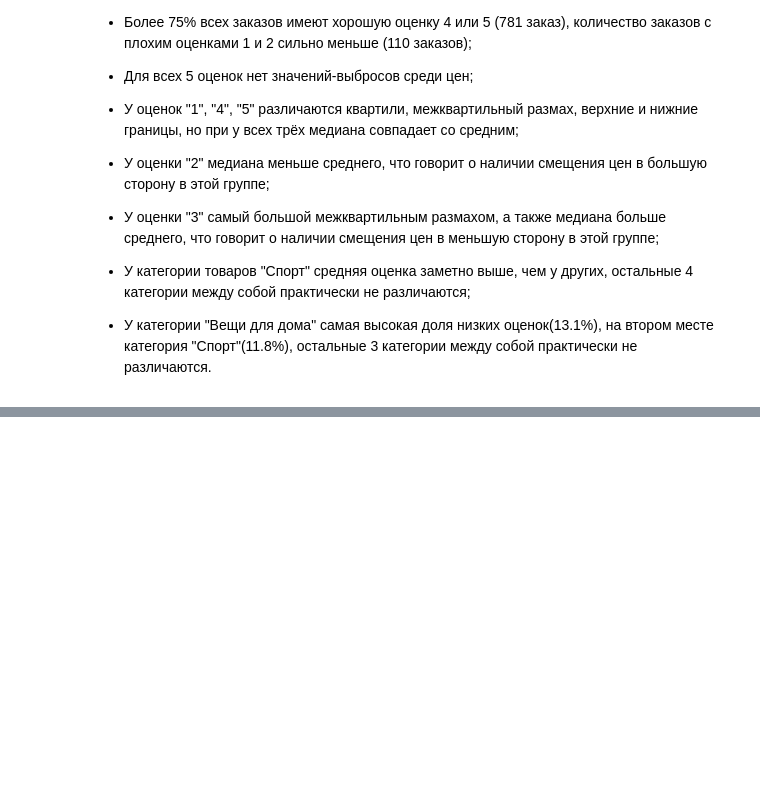
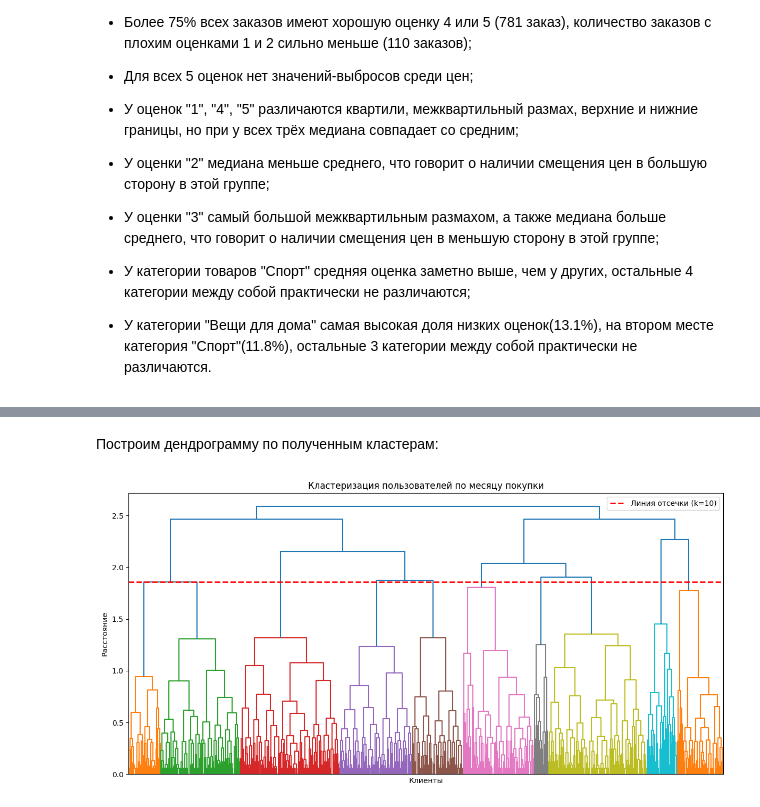
Before and after one commit to A1phar1u5/2026_StatPrak, a Jupyter notebook: Project.ipynb, the cells around one changed output, grey strips where cells are left out. Saved outputs shown, nothing was run; the diff lists cells and outputs as text; code cells hidden in the pictures; blank space fills up the shorter version.

```diff
--- a/Project.ipynb
+++ b/Project.ipynb
@@ -732,0 +1005,7 @@ fig.show()
+# %%
+#Создаем отдельный датасет под задачу регрессии
+df_clusters = df_original.copy()
+# %%
+#Создаем дополнительные столбцы с месяцем и ценой заказа
+df_clusters['month'] = df_clusters['order_date'].dt.month
+df_clusters['total_price'] = df_clusters['quantity'] * df_clusters['price']
@@ -732,0 +1042,4 @@ fig.show()
+# %%
+#Параметры для иерархического алгоритма
+linkage_methods = ['ward', 'complete', 'average', 'single']
+n_clusters_range = range(2, 11)
@@ -732,0 +1050,11 @@ fig.show()
+# %%
+#Готовим данные к кластеризации
+X = df_clusters[['age', 'gender', 'month']].copy()
+
+#Кодируем столбец со значениями типа str
+le_gender = LabelEncoder()
+X['gender'] = le_gender.fit_transform(X['gender'])
+
+#Масштабируем данные
+scaler = StandardScaler()
+X1_scaled = scaler.fit_transform(X)
@@ -732,0 +1181,24 @@ fig.show()
+# %% [markdown]
+Построим дендрограмму по полученным кластерам:
+# %%
+Z1 = linkage(X1_scaled, method=best_params1['linkage'], metric='euclidean')
+plt.figure(figsize=(12, 6))
+
+# Строим дендрограмму
+dendrogram(Z1, leaf_rotation=90, leaf_font_size=8, no_labels=True)
+
+# Рассчитываем высоту для линии отсечки (расстояние для k кластеров)
+cut_height = Z1[-best_params1['n_clusters'] + 1, 2]
+
+# Добавляем линию отсечки
+plt.axhline(y=cut_height, color='red', linestyle='--', linewidth=2,
+           label=f'Линия отсечки (k={best_params1["n_clusters"]})')
+
+plt.title(f'Кластеризация пользователей по месяцу покупки')
+plt.xlabel('Клиенты')
+plt.ylabel('Расстояние')
+plt.legend()
+plt.tight_layout()
+plt.savefig('dendrogram.png', dpi=100)
+# %% [output]
+[figure, added]
```
Also changed, not shown: parts of 74 cells of this notebook.
